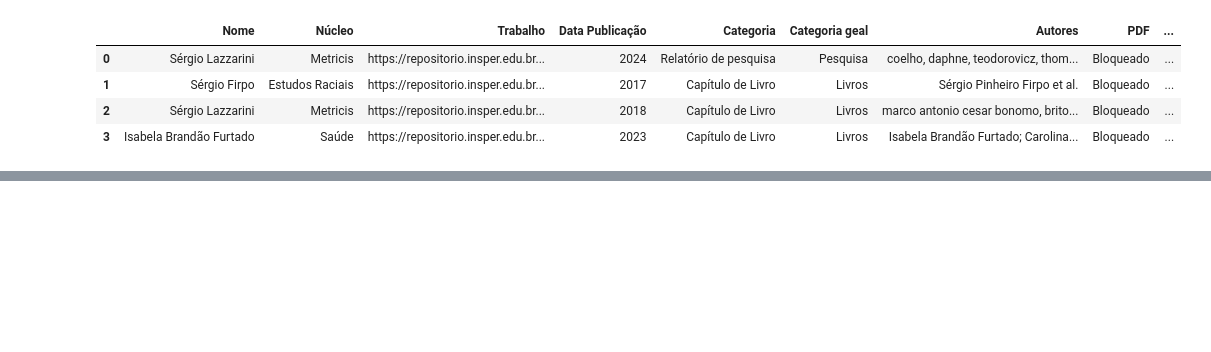
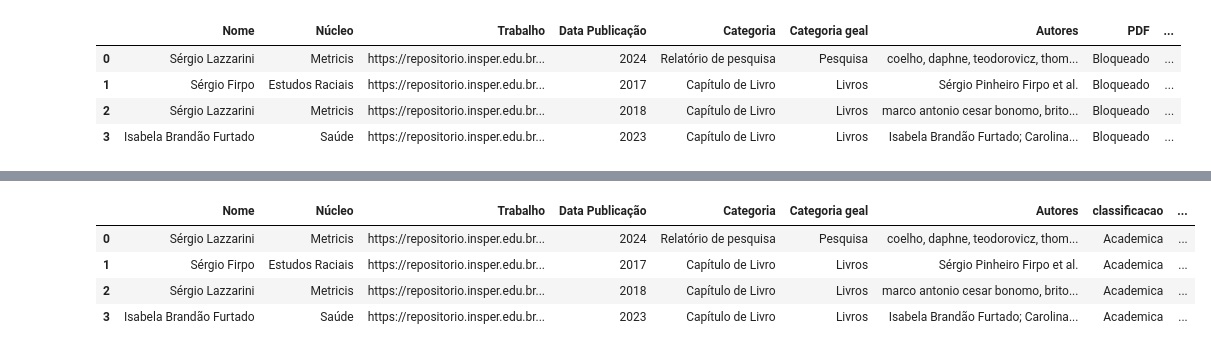
Before and after one commit to iranhonorato/Projeto-TLC, a Jupyter notebook: block_w_resum.ipynb, the cells around one changed output, grey strips where cells are left out. Saved outputs shown, nothing was run; the diff lists cells and outputs as text; code cells hidden in the pictures; blank space fills up the shorter version.

```diff
--- a/block_w_resum.ipynb
+++ b/block_w_resum.ipynb
@@ -53,3 +53,9 @@ dados = [json.loads(s) for s in lista]
 
 with open("resultados.json", "w", encoding="utf-8") as f:
     json.dump(dados, f, ensure_ascii=False, indent=2)
+# %%
+with open("block_w_resum.json", "r", encoding="utf-8") as file:
+    dados = json.load(file)
+
+df_dados = pd.DataFrame(dados)
+df_dados
@@ -55,0 +68,3 @@ with open("resultados.json", "w", encoding="utf-8") as f:
+# %%
+df_total = pd.concat([df, df_dados], axis=1)
+df_total
@@ -55,0 +77,9 @@ with open("resultados.json", "w", encoding="utf-8") as f:
+# %%
+df_total_limpo = df_total.drop(["PDF", "Tipo de Arquivo/Link", "Resumo"], axis=1)
+df_total_limpo
+# %% [output]
+|  | Nome | Núcleo | Trabalho | Data Publicação | Categoria | Categoria geal | Autores | classificacao | ... |
+| 0 | Sérgio Lazzarini | Metricis | https://repositorio.insper.edu.br... | 2024 | Relatório de pesquisa | Pesquisa | coelho, daphne, teodorovicz, thom... | Academica | ... |
+| 1 | Sérgio Firpo | Estudos Raciais | https://repositorio.insper.edu.br... | 2017 | Capítulo de Livro | Livros | Sérgio Pinheiro Firpo et al. | Academica | ... |
+| 2 | Sérgio Lazzarini | Metricis | https://repositorio.insper.edu.br... | 2018 | Capítulo de Livro | Livros | marco antonio cesar bonomo, brito... | Academica | ... |
+| 3 | Isabela Brandão Furtado | Saúde | https://repositorio.insper.edu.br... | 2023 | Capítulo de Livro | Livros | Isabela Brandão Furtado; Carolina... | Academica | ... |
```
Also changed, not shown: parts of 3 cells of this notebook, 4 other files.
